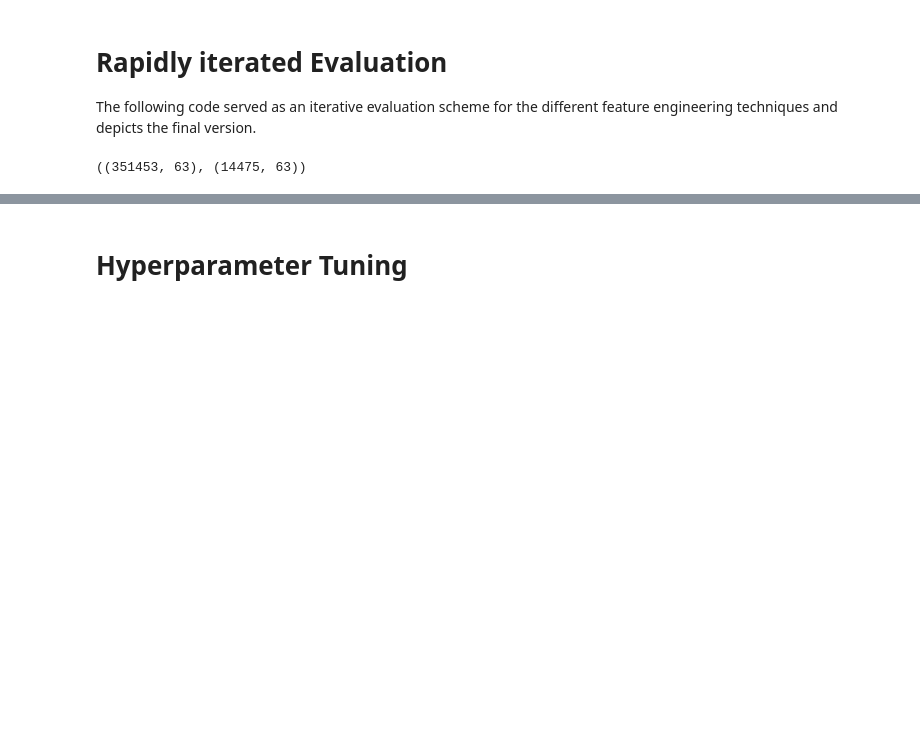
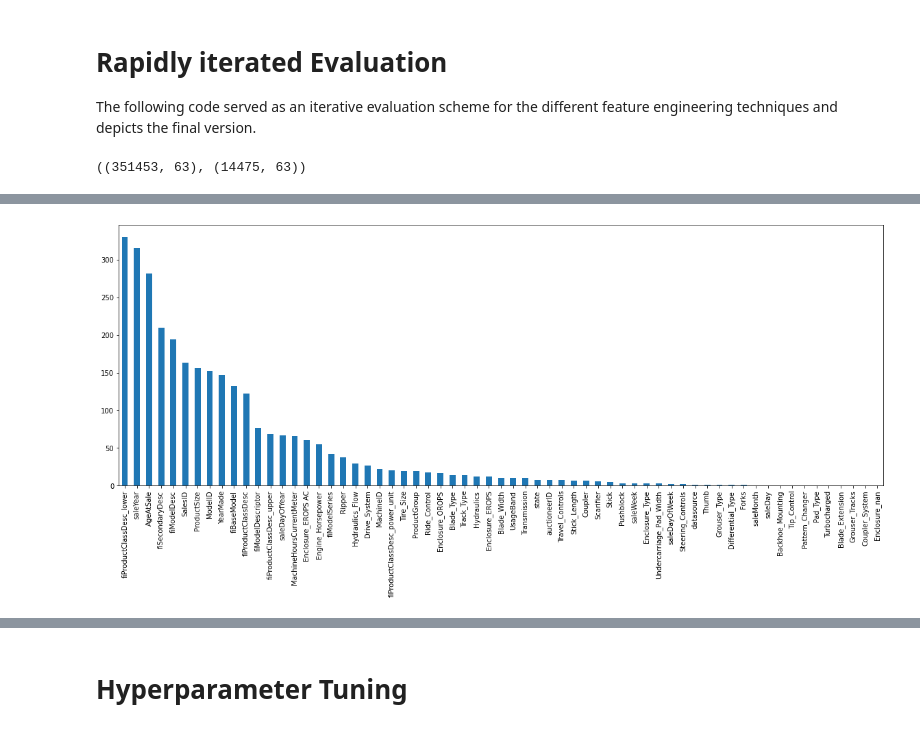
Before and after one commit to lukasaebi/Bulldozer-Price-Prediction, a Jupyter notebook: bulldozer_price_prediction.ipynb, the cells around one changed output, grey strips where cells are left out. Drawn from its saved outputs; the diff is of its cells as text; code cells hidden in the pictures; blank space fills up the shorter version.

```diff
--- a/bulldozer_price_prediction.ipynb
+++ b/bulldozer_price_prediction.ipynb
@@ -1257,3 +1256,10 @@ scores_lgbm
+# %%
+# LGBMRegressor Feature Importances
+fig, ax = plt.subplots(figsize=(20, 7))
+feature_importances_lgbm = pd.Series(lgbm_reg.feature_importances_, index=X_train_prepared.columns)
+ax = feature_importances_lgbm.sort_values(ascending=False).plot.bar()
+# %% [output]
+[figure, added]
 # %%
 # Instantiating model
 rf_reg = RandomForestRegressor()
```
Also changed, not shown: parts of 40 cells of this notebook.
